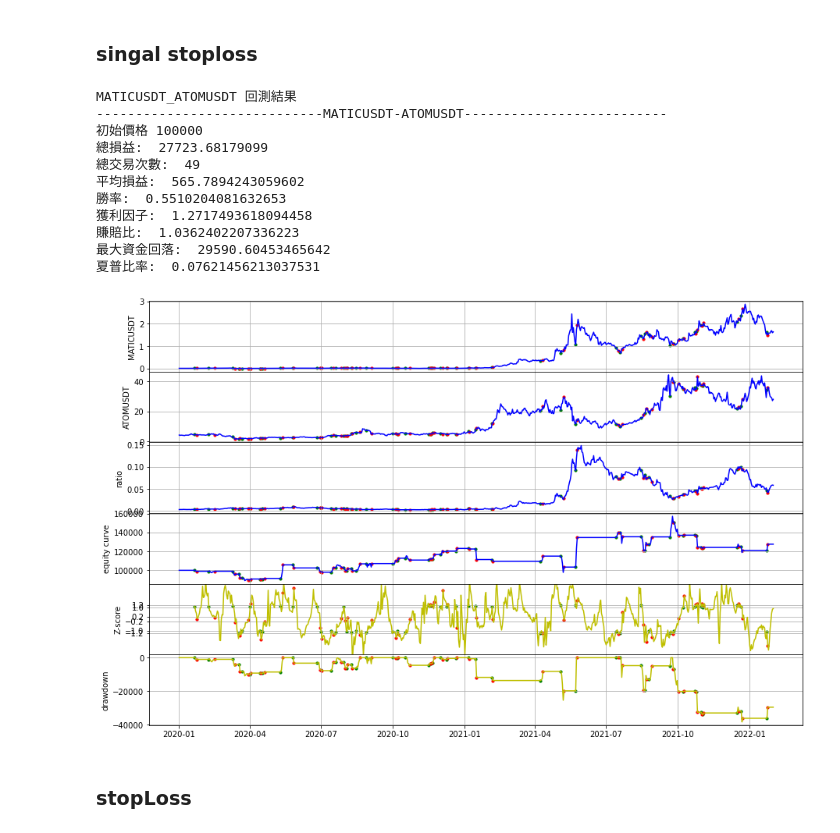
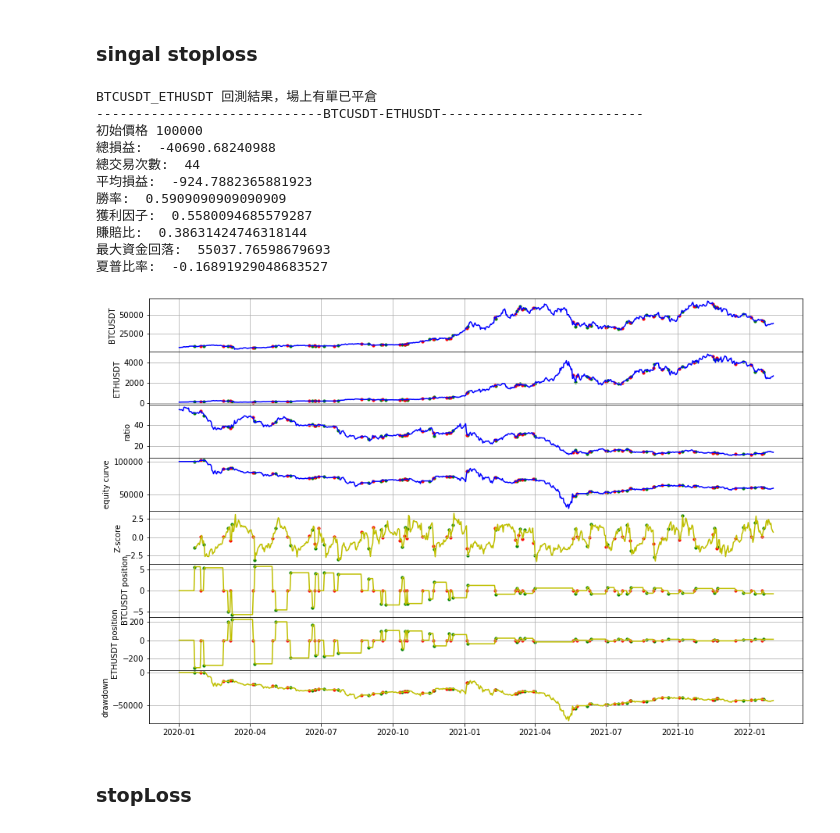
Before and after one commit to jochien889/backtrading, a Jupyter notebook: pairTrade_demo.ipynb, the cells around one changed output. Saved outputs shown, nothing was run; the diff lists cells and outputs as text; code cells hidden in the pictures.

```diff
--- a/pairTrade_demo.ipynb
+++ b/pairTrade_demo.ipynb
@@ -65,21 +46,21 @@ ATOMUSDT and ENJUSDT: p-value = 0.0074358629487091725
 # %%
 # for i in result_list[:1]:
 # df1 = df[[i[0], i[1]]]
-df1 = df[['MATICUSDT', 'ATOMUSDT']]
+df1 = df[['BTCUSDT', 'ETHUSDT']]
 A = pairTrade(df1)
 A.indicator(tradeType = 'ratio')
-A.strategy(strategyType = 'divergence', actionType = 'amount', entry = 1, exit = 0.2, singalStopLoss = 1.2)
+A.strategy(strategyType = 'convergence', actionType = 'amount', entry = 1, exit = 0.2, signalStopLoss = None)
 A.pplot()
 # %% [output]
-MATICUSDT_ATOMUSDT 回測結果
------------------------------MATICUSDT-ATOMUSDT--------------------------
+BTCUSDT_ETHUSDT 回測結果，場上有單已平倉
+-----------------------------BTCUSDT-ETHUSDT--------------------------
 初始價格 100000
-總損益:  27723.68179099
-總交易次數:  49
-平均損益:  565.7894243059602
-勝率:  0.5510204081632653
-獲利因子:  1.2717493618094458
-賺賠比:  1.0362402207336223
-最大資金回落:  29590.60453465642
-夏普比率:  0.07621456213037531
+總損益:  -40690.68240988
+總交易次數:  44
+平均損益:  -924.7882365881923
+勝率:  0.5909090909090909
+獲利因子:  0.5580094685579287
+賺賠比:  0.38631424746318144
+最大資金回落:  55037.76598679693
+夏普比率:  -0.16891929048683527
-[figure, old version]
+[figure, new version]
```
Also changed, not shown: parts of 21 cells of this notebook, 4 other files.
